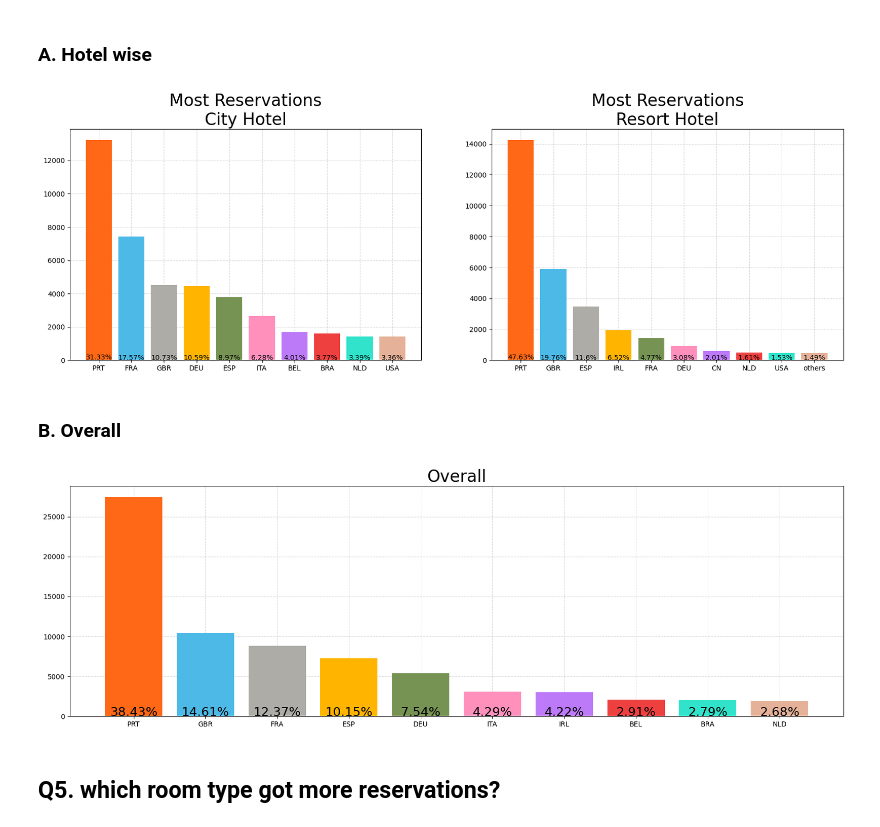
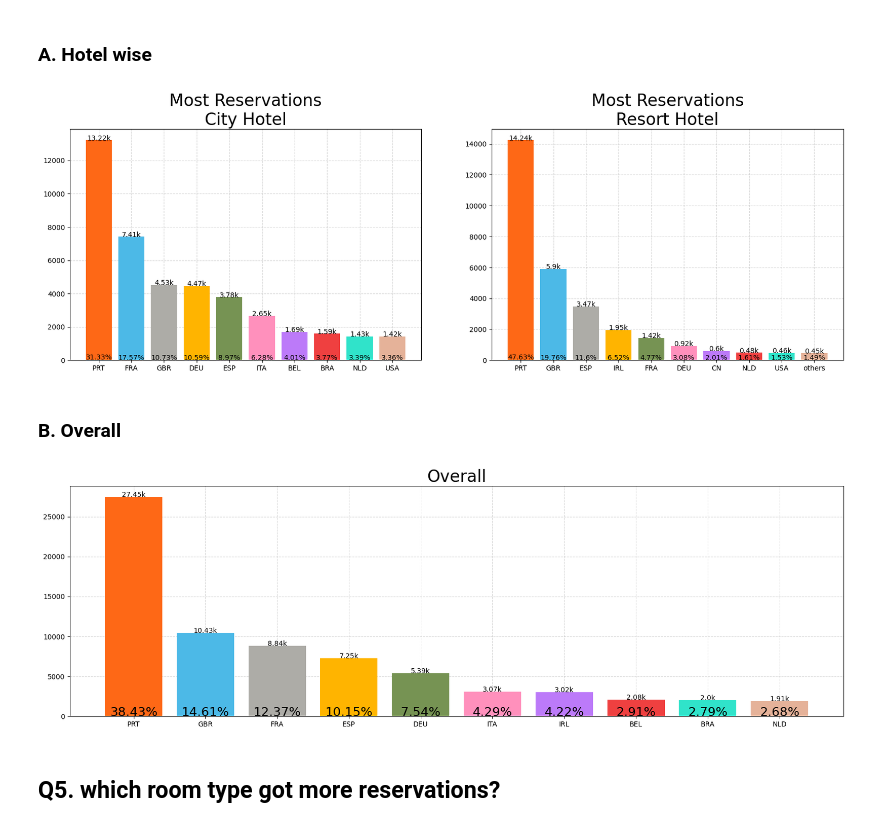
Before and after one commit to HarshitLaloriya/EDA-on-Hotel-Booking-Dataset, a Jupyter notebook: Hotel_Booking_EDA.ipynb, the cells around one changed output. Cells and saved outputs as stored; diff of their text form; code cells hidden in the pictures.

```diff
--- a/Hotel_Booking_EDA.ipynb
+++ b/Hotel_Booking_EDA.ipynb
@@ -520,28 +554,5 @@ plt.show()
 # %% [markdown]
 ## <b> Q4.</b> Which Meal is the most favroite\\Opted meal by a customers?
-# %%
-# My count plot functio to draw custome bars
-def my_countplot(column : str, hotel = 'Overall' , title = 'Overall', subplot = 1, percentage = True):
-    if type(hotel) != str:
-        plt.subplot(1,2,subplot)
-        df = dataset_df.loc[hotel]
-        font = 10
-    else:
-        df = dataset_df
-        font = 18
-
-    # filtering and creation of graph
-    series = df[column].value_counts()[:10]
-    plt.bar(series.index, series.values, color = pallete, zorder=3)
-    plt.title(title, fontsize = '24')
-    plt.ylabel("")
-    plt.grid(True, linestyle='--', alpha=0.5, zorder=0)
-
-    # condition for percentage parameter
-    if percentage:
-        percentage_list = [round(i*100/sum(series.values),2) for i in series ]
-        for i, value in enumerate(percentage_list):
-            plt.text(i, value, f"{value}%", ha='center', fontsize = font)
 # %% [markdown]
 ### A. Hotel wise
 # %%
@@ -567,19 +578,19 @@ my_countplot(column= 'meal')
 # %%
 # hotel wise top 10 countries
 plt.figure(figsize=(20, 6))
 string = "Most Reservations"
-my_countplot(column='country', hotel=city, title=f"{string}\nCity Hotel", subplot=1)
-my_countplot(column='country', hotel=resort, title=f"{string}\nResort Hotel", subplot=2)
+my_countplot(column='country', hotel=city, title=f"{string}\nCity Hotel", subplot=1, show_count = True)
+my_countplot(column='country', hotel=resort, title=f"{string}\nResort Hotel", subplot=2, show_count = True)
 # %% [output]
-[figure, old version]
+[figure, new version]
 # %% [markdown]
 ### B. Overall
 # %%
 # top 10 countries
 plt.figure(figsize=(20, 6))
-my_countplot(column='country')
+my_countplot(column='country', show_count = True)
 # %% [output]
-[figure, old version]
+[figure, new version]
 # %% [markdown]
 ## **Q5.** which room type got more reservations?
 # %% [markdown]
```
Also changed, not shown: parts of 27 cells of this notebook.
